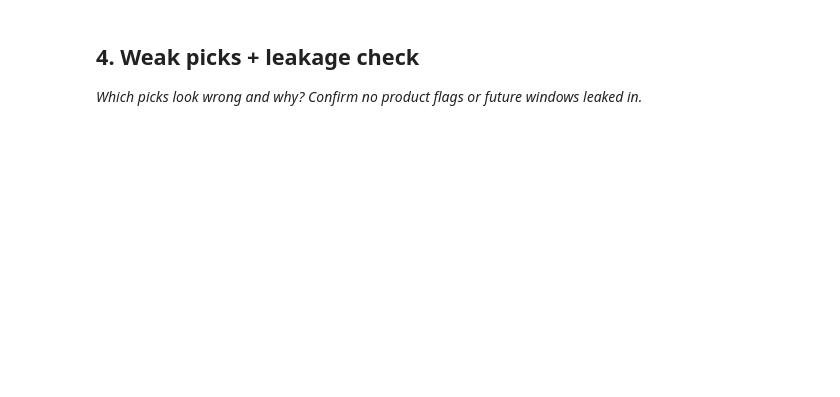
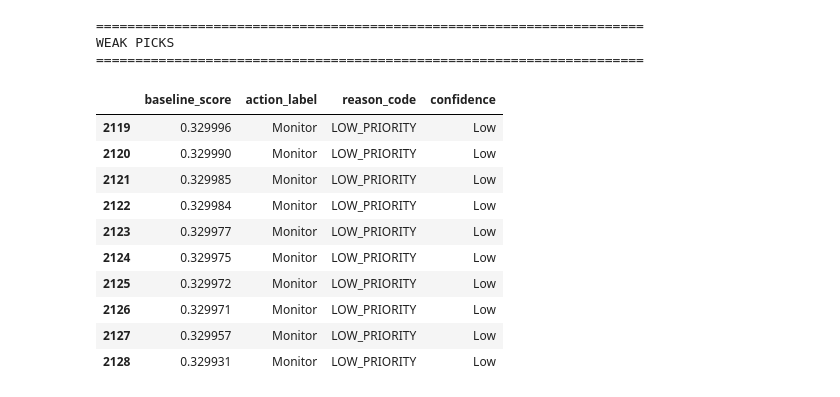
Before and after one commit to Epinnn14/Flyrank-ML-Intern, a Jupyter notebook: work/notebooks/w04_baseline_score.ipynb, the cells around one changed output. Cells and saved outputs as stored; diff of their text form; code cells hidden in the pictures; blank space fills up the shorter version.

```diff
--- a/work/notebooks/w04_baseline_score.ipynb
+++ b/work/notebooks/w04_baseline_score.ipynb
@@ -30,4 +450,0 @@ This skeleton is yours to fill. Work the sections **in order** — each one has
-# %% [markdown]
-## 4. Weak picks + leakage check
-
-*Which picks look wrong and why? Confirm no product flags or future windows leaked in.*
@@ -36,0 +451,30 @@ This skeleton is yours to fill. Work the sections **in order** — each one has
+# %%
+print("=" * 70)
+print("WEAK PICKS")
+print("=" * 70)
+
+weak = ranked[
+    ranked["confidence"] == "Low"
+].head(10)
+
+display(weak[[
+    "baseline_score",
+    "action_label",
+    "reason_code",
+    "confidence"
+]])
+# %% [output]
+======================================================================
+WEAK PICKS
+======================================================================
+|  | baseline_score | action_label | reason_code | confidence |
+| 2119 | 0.329996 | Monitor | LOW_PRIORITY | Low |
+| 2120 | 0.329990 | Monitor | LOW_PRIORITY | Low |
+| 2121 | 0.329985 | Monitor | LOW_PRIORITY | Low |
+| 2122 | 0.329984 | Monitor | LOW_PRIORITY | Low |
+| 2123 | 0.329977 | Monitor | LOW_PRIORITY | Low |
+| 2124 | 0.329975 | Monitor | LOW_PRIORITY | Low |
+| 2125 | 0.329972 | Monitor | LOW_PRIORITY | Low |
+| 2126 | 0.329971 | Monitor | LOW_PRIORITY | Low |
+| 2127 | 0.329957 | Monitor | LOW_PRIORITY | Low |
+| 2128 | 0.329931 | Monitor | LOW_PRIORITY | Low |
```
Also changed, not shown: parts of 21 cells of this notebook.
